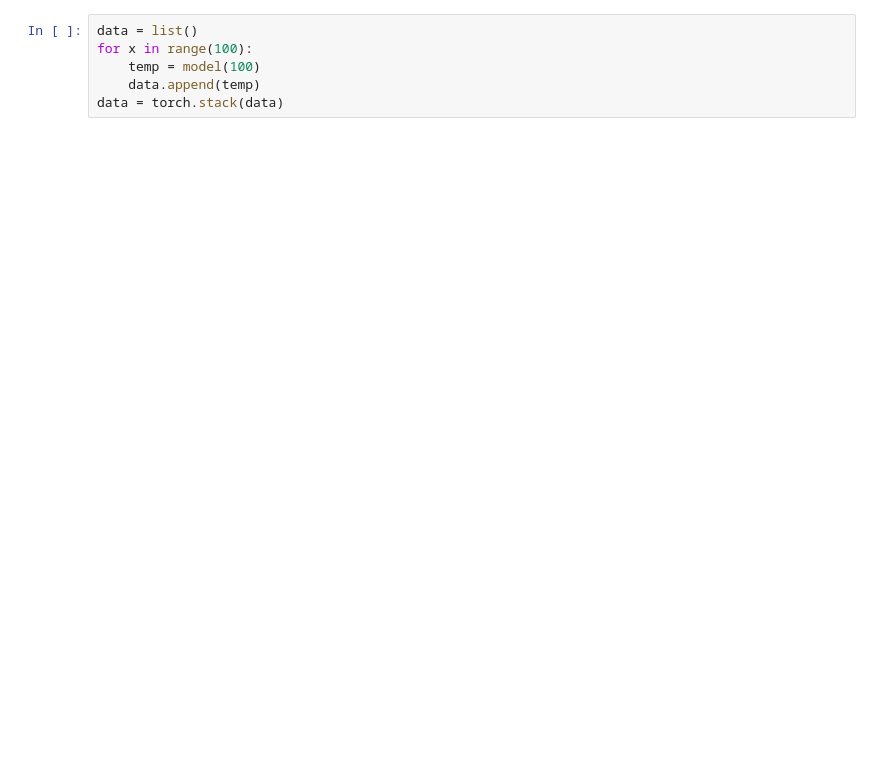
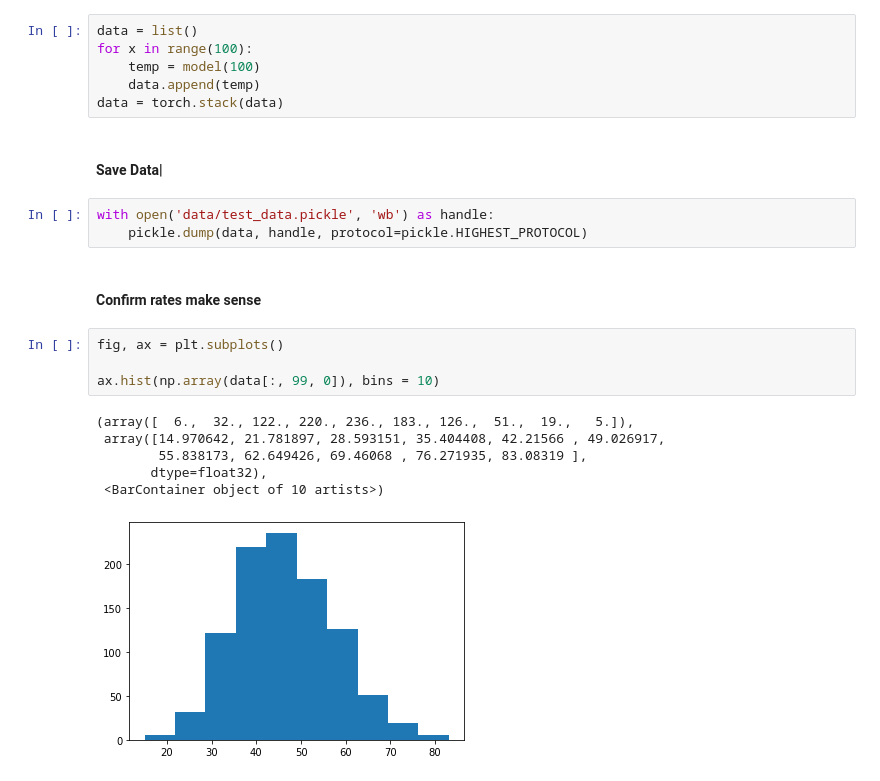
Before and after one commit to devonjkohler/gillespiePPL, a Jupyter notebook: Jupyter_Notebooks/Pyro_Implementation.ipynb, the cells around one changed output. Saved outputs shown, nothing was run; the diff lists cells and outputs as text; blank space fills up the shorter version.

```diff
--- a/Jupyter_Notebooks/Pyro_Implementation.ipynb
+++ b/Jupyter_Notebooks/Pyro_Implementation.ipynb
@@ -72,3 +55,21 @@ for x in range(100):
     temp = model(100)
     data.append(temp)
 data = torch.stack(data)
+# %% [markdown]
+#### Save Data|
+# %%
+with open('data/test_data.pickle', 'wb') as handle:
+    pickle.dump(data, handle, protocol=pickle.HIGHEST_PROTOCOL)
+# %% [markdown]
+#### Confirm rates make sense
+# %%
+fig, ax = plt.subplots()
+
+ax.hist(np.array(data[:, 99, 0]), bins = 10)
+# %% [output]
+(array([  6.,  32., 122., 220., 236., 183., 126.,  51.,  19.,   5.]),
+ array([14.970642, 21.781897, 28.593151, 35.404408, 42.21566 , 49.026917,
+        55.838173, 62.649426, 69.46068 , 76.271935, 83.08319 ],
+       dtype=float32),
+ <BarContainer object of 10 artists>)
+[figure, added]
```
Also changed, not shown: parts of 31 cells of this notebook, 3 other files.
